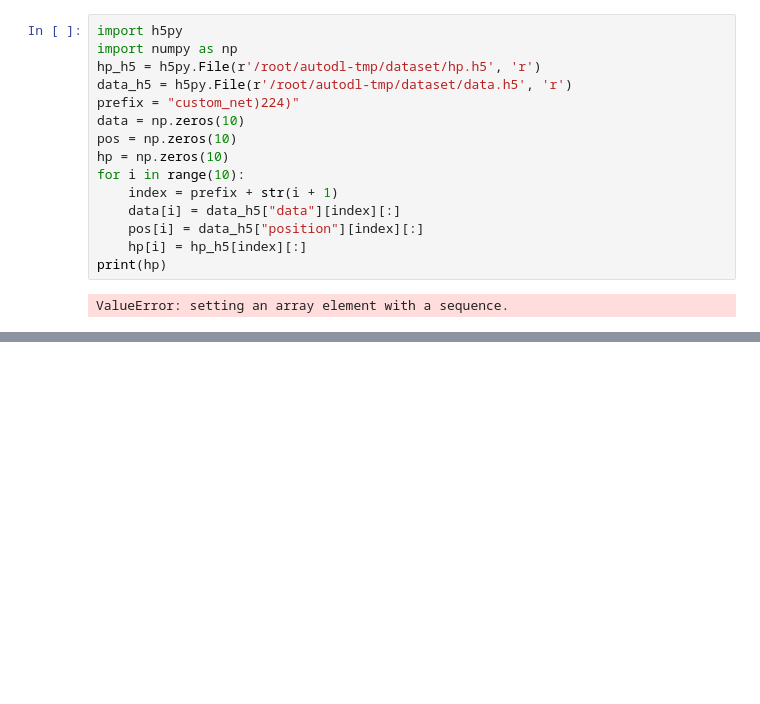
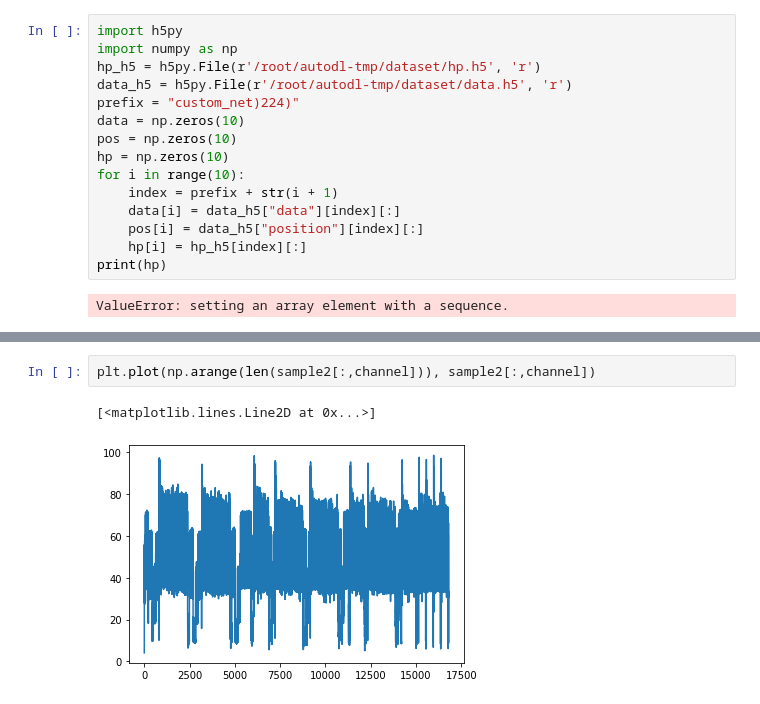
Before and after one commit to dakangaa/DeepTheft, a Jupyter notebook: test.ipynb, the cells around one changed output, grey strips where cells are left out. Cells and saved outputs as stored; diff of their text form; blank space fills up the shorter version.

```diff
--- a/test.ipynb
+++ b/test.ipynb
@@ -160,0 +155,5 @@ print(a+b)
+# %%
+plt.plot(np.arange(len(sample2[:,channel])), sample2[:,channel])
+# %% [output]
+[<matplotlib.lines.Line2D at 0x...>]
+[figure, added]
```
Also changed, not shown: parts of 11 cells of this notebook, 20 other files.
